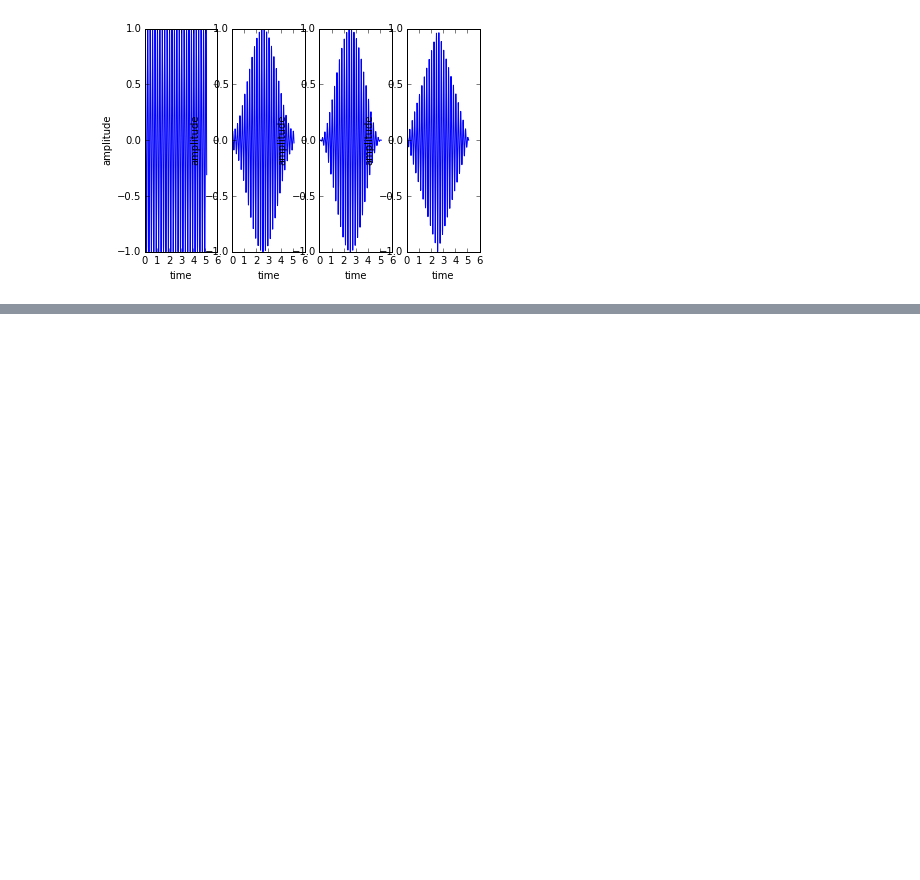
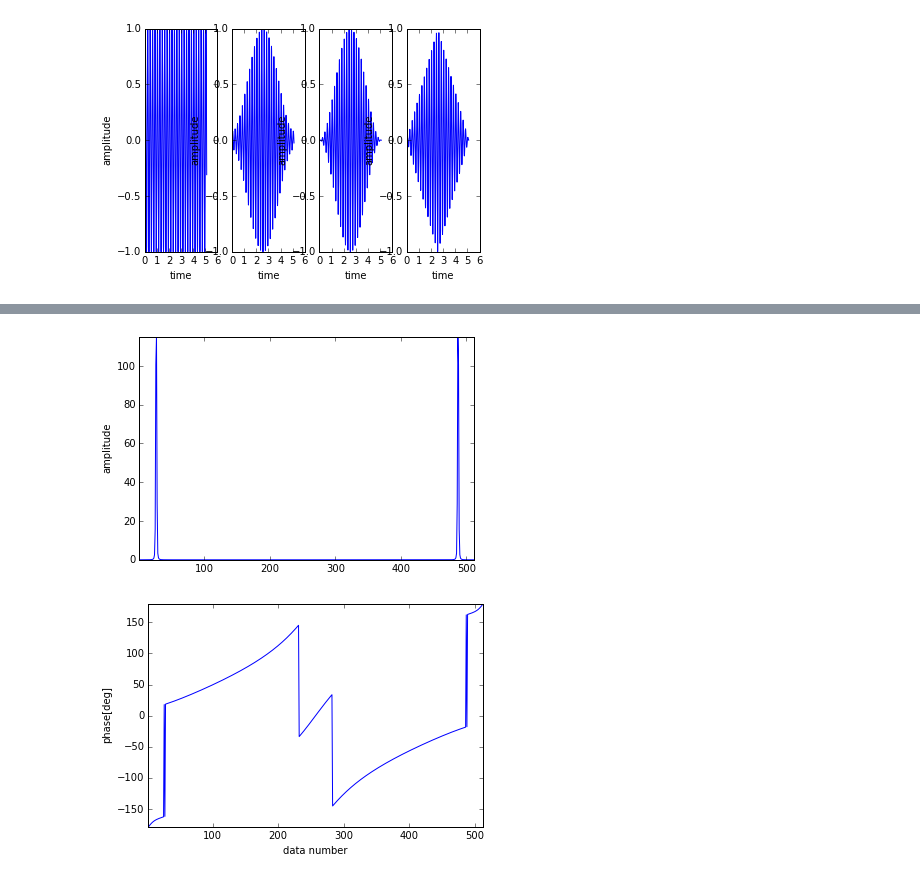
Before and after one commit to Accent-/signal-bootcamp, a Jupyter notebook: window_function.ipynb, the cells around one changed output, grey strips where cells are left out. Cells and saved outputs as stored; diff of their text form; code cells hidden in the pictures; blank space fills up the shorter version.

```diff
--- a/window_function.ipynb
+++ b/window_function.ipynb
@@ -88,0 +117,14 @@ bar_windowedDFT = fftpack.fft(bar_windowed)
+# %%
+plot(np.linspace(1, N, N), np.abs(han_windowedDFT))
+plt.axis('tight')
+plt.ylabel("amplitude")
+show()
+
+plt.plot(np.linspace(1, N, N), np.degrees(np.angle(han_windowedDFT)))
+plt.axis('tight')
+plt.xlabel("data number")
+plt.ylabel("phase[deg]")
+show()
+# %% [output]
+[figure, added]
+[figure, added]
```
Also changed, not shown: parts of 3 cells of this notebook.
